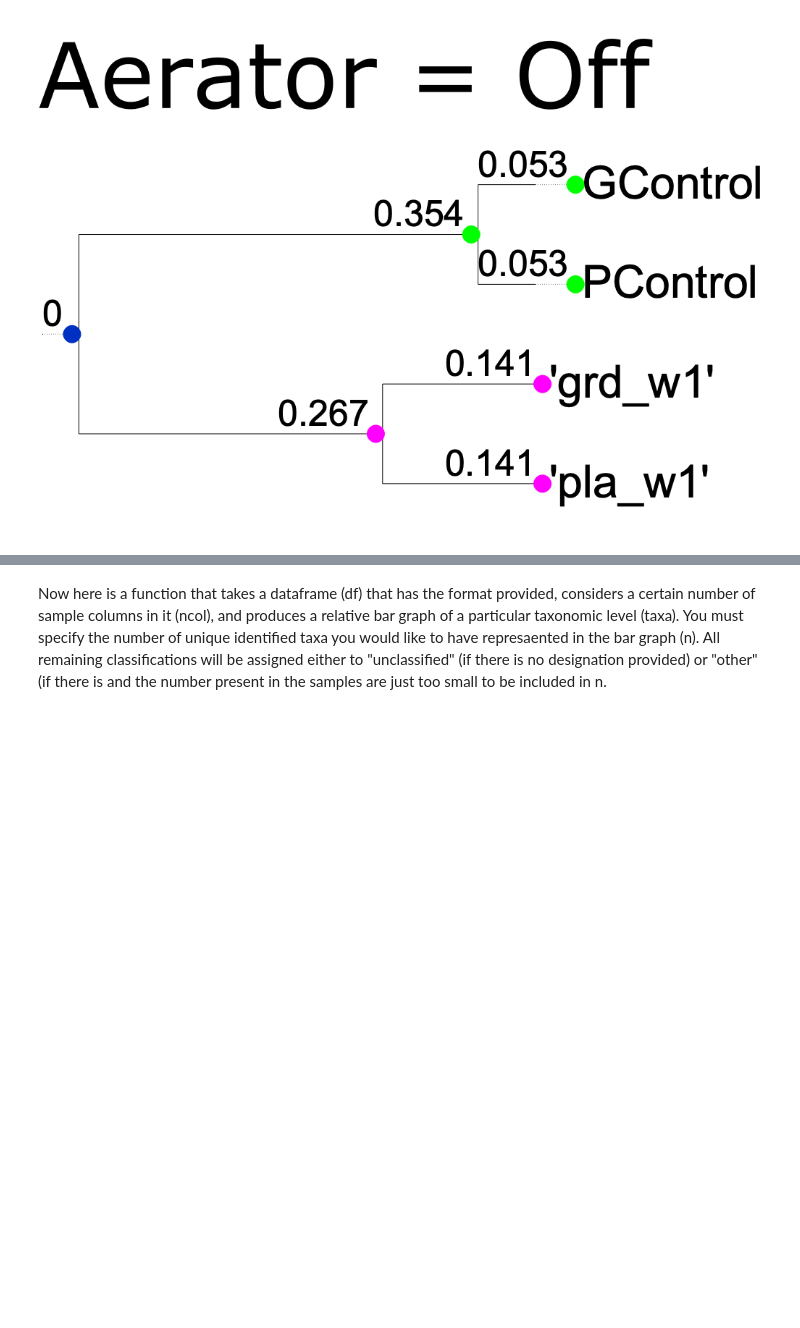
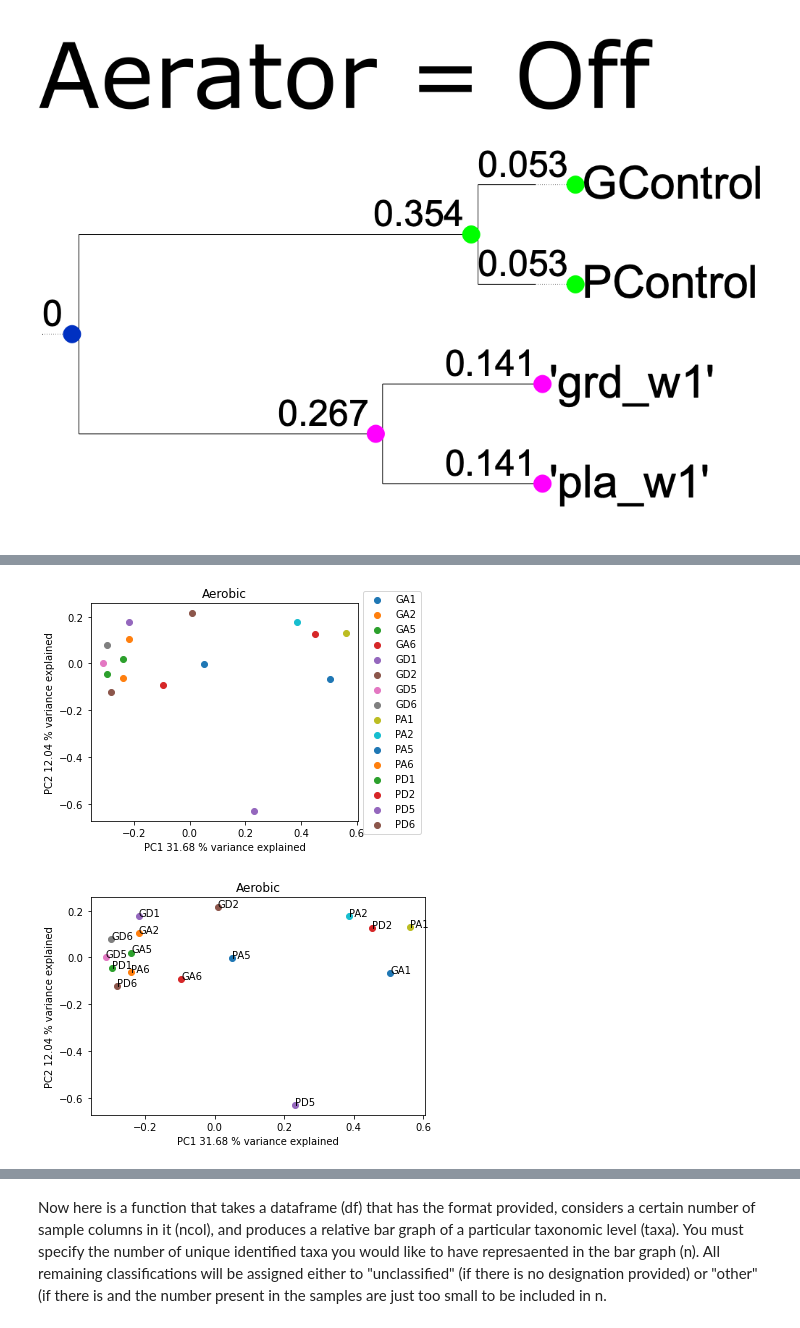
Before and after one commit to astrophysically/some_bio_plots, a Jupyter notebook: Bio_Anal_NEW.ipynb, the cells around one changed output, grey strips where cells are left out. Cells and saved outputs as stored; diff of their text form; code cells hidden in the pictures; blank space fills up the shorter version.

```diff
--- a/Bio_Anal_NEW.ipynb
+++ b/Bio_Anal_NEW.ipynb
@@ -405,0 +481,6 @@ create_cluster_map(df,aeratoroff,'Aerator = Off')
+# %%
+plot_pcoa(df,aerobic,'Aerobic')
+plot_pcoa_lab(df,aerobic,'Aerobic')
+# %% [output]
+[figure, added]
+[figure, added]
```
Also changed, not shown: parts of 26 cells of this notebook.
